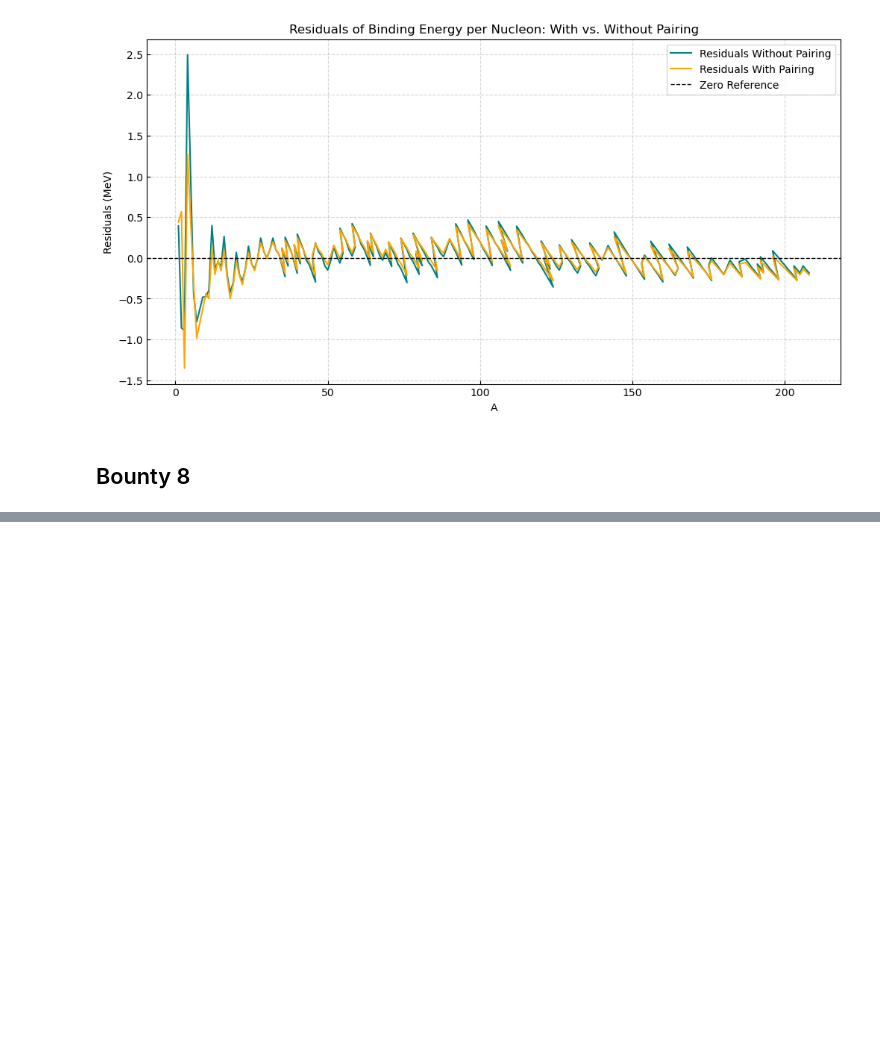
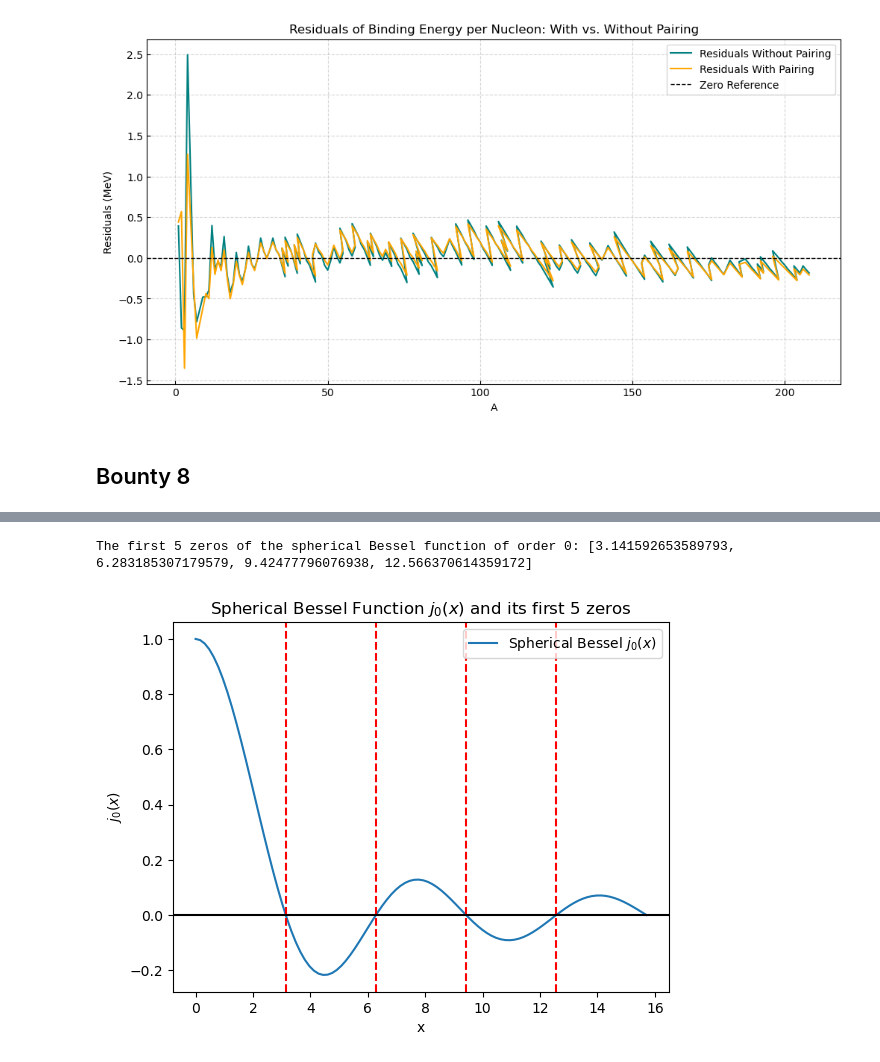
Before and after one commit to apeyron0/Bounty-Problems-Nuclei, a Jupyter notebook: bounty-problems/bounty-problems.ipynb, the cells around one changed output, grey strips where cells are left out. Cells and saved outputs as stored; diff of their text form; code cells hidden in the pictures; blank space fills up the shorter version.

```diff
--- a/bounty-problems/bounty-problems.ipynb
+++ b/bounty-problems/bounty-problems.ipynb
@@ -500,0 +294,62 @@ plt.show()
+# %%
+from scipy.optimize import root
+import numpy as np
+from scipy.special import spherical_jn
+import matplotlib.pyplot as plt
+
+def spherical_jn_sensible_grid(n, m, ngrid=100):
+    """Returns an improved grid of x values to locate the first m zeros of spherical Bessel functions."""
+    if n == 0:
+        # For n=0, zeros are closer together; we use a tighter grid
+        return np.linspace(0, m * np.pi, ngrid)
+    else:
+        # For n > 0, zeros are spaced further apart
+        factor = 2 * np.pi * (1 + 1 / (2 * n))  # Approximate zero spacing
+        return np.linspace(n, n + m * factor, ngrid)
+
+def spherical_jn_zeros(n, m, ngrid=100):
+    """Returns the first m zeros of the spherical Bessel function of order n."""
+    # Generate the improved grid
+    x = spherical_jn_sensible_grid(n, m, ngrid=ngrid)
+    y = spherical_jn(n, x)
+
+    # Find the first m good initial guesses where y changes sign
+    diffs = np.sign(y)[1:] - np.sign(y)[:-1]
+    ind0s = np.where(diffs)[0][:m]  # First m sign changes
+    x0s = x[ind0s]
+
+    # Function to find roots
+    def fn(x):
+        return spherical_jn(n, x)
+
+    # Refine guesses using root finding
+    return [root(fn, x0).x[0] for x0 in x0s]
+
+def show_spherical_jn_zeros(n, m, ngrid=100):
+    """Graphical test for the spherical_jn_zeros function."""
+    x = spherical_jn_sensible_grid(n, m, ngrid=ngrid)
+    y = spherical_jn(n, x)
+
+    plt.plot(x, y, label=f"Spherical Bessel $j_{n}(x)$")
+    zeros = spherical_jn_zeros(n, m, ngrid=ngrid)
+    [plt.axvline(x0, color='r', linestyle='--') for x0 in zeros]
+    plt.axhline(0, color='k', linestyle='-')
+    plt.title(f"Spherical Bessel Function $j_{n}(x)$ and its first {m} zeros")
+    plt.xlabel("x")
+    plt.ylabel(f"$j_{n}(x)$")
+    plt.legend()
+    plt.show()
+
+# Example usage
+n = 0  # Order of spherical Bessel function
+m = 5  # Number of zeros to compute
+
+# Compute and display zeros
+zeros = spherical_jn_zeros(n, m)
+print(f"The first {m} zeros of the spherical Bessel function of order {n}: {zeros}")
+
+# Plot the function and zeros
+show_spherical_jn_zeros(n, m)
+# %% [output]
+The first 5 zeros of the spherical Bessel function of order 0: [3.141592653589793, 6.283185307179579, 9.42477796076938, 12.566370614359172]
+[figure, added]
```
Also changed, not shown: parts of 8 cells of this notebook.
